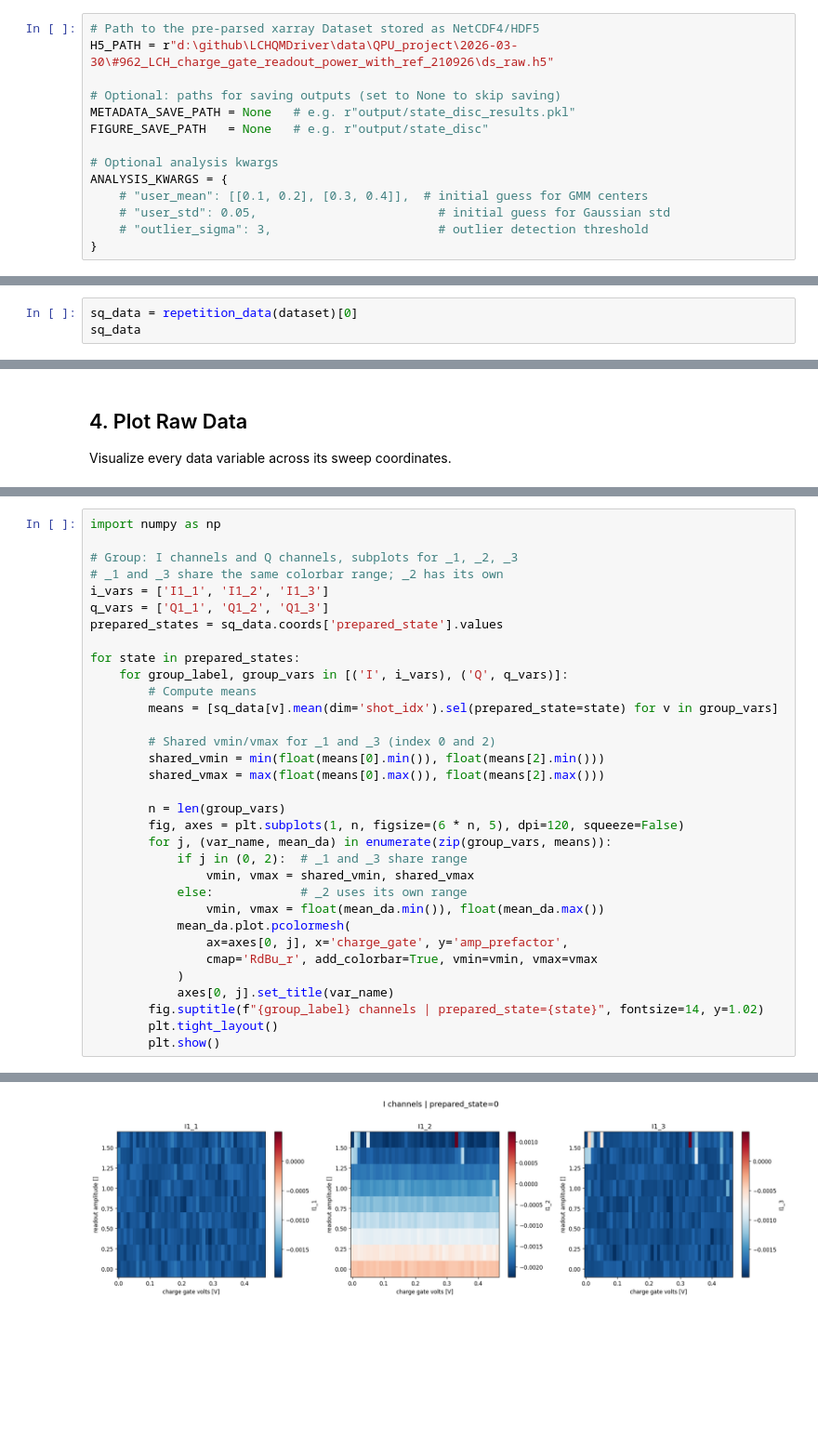
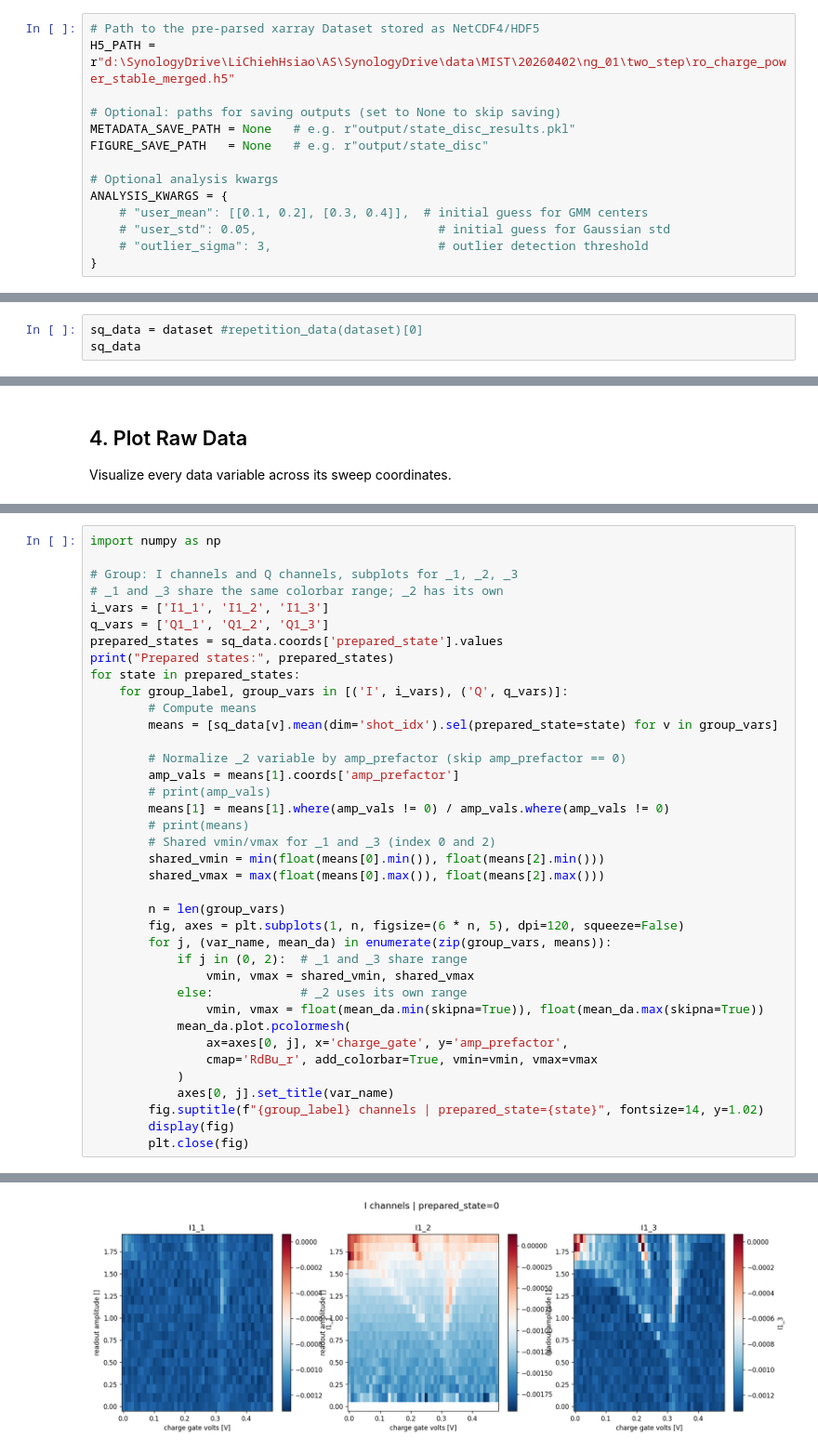
Before and after one commit to shiau109/scqat, a Jupyter notebook: notebooks/RO_charge_power_with_ref.ipynb, the cells around one changed output, grey strips where cells are left out. Shown at 93% size. Cells and saved outputs as stored; diff of their text form; blank space fills up the shorter version.

```diff
--- a/notebooks/RO_charge_power_with_ref.ipynb
+++ b/notebooks/RO_charge_power_with_ref.ipynb
@@ -12,7 +12,7 @@ from scqat.parsers.qualibrate_parser import repetition_data
 ## 1. Configuration
 # %%
 # Path to the pre-parsed xarray Dataset stored as NetCDF4/HDF5
-H5_PATH = r"d:\github\LCHQMDriver\data\QPU_project\2026-03-30\#962_LCH_charge_gate_readout_power_with_ref_210926\ds_raw.h5"
+H5_PATH = r"d:\SynologyDrive\LiChiehHsiao\AS\SynologyDrive\data\MIST\20260402\ng_01\two_step\ro_charge_power_stable_merged.h5"
 
 # Optional: paths for saving outputs (set to None to skip saving)
 METADATA_SAVE_PATH = None   # e.g. r"output/state_disc_results.pkl"
@@ -49,4 +49,4 @@ Data variables:
 # %%
-sq_data = repetition_data(dataset)[0]
+sq_data = dataset #repetition_data(dataset)[0]
 sq_data
 # %% [output]
@@ -117,12 +112,17 @@ import numpy as np
 i_vars = ['I1_1', 'I1_2', 'I1_3']
 q_vars = ['Q1_1', 'Q1_2', 'Q1_3']
 prepared_states = sq_data.coords['prepared_state'].values
-
+print("Prepared states:", prepared_states)
 for state in prepared_states:
     for group_label, group_vars in [('I', i_vars), ('Q', q_vars)]:
         # Compute means
         means = [sq_data[v].mean(dim='shot_idx').sel(prepared_state=state) for v in group_vars]
 
+        # Normalize _2 variable by amp_prefactor (skip amp_prefactor == 0)
+        amp_vals = means[1].coords['amp_prefactor']
+        # print(amp_vals)
+        means[1] = means[1].where(amp_vals != 0) / amp_vals.where(amp_vals != 0)
+        # print(means)
         # Shared vmin/vmax for _1 and _3 (index 0 and 2)
         shared_vmin = min(float(means[0].min()), float(means[2].min()))
         shared_vmax = max(float(means[0].max()), float(means[2].max()))
@@ -133,13 +133,13 @@ for state in prepared_states:
             if j in (0, 2):  # _1 and _3 share range
                 vmin, vmax = shared_vmin, shared_vmax
             else:            # _2 uses its own range
-                vmin, vmax = float(mean_da.min()), float(mean_da.max())
+                vmin, vmax = float(mean_da.min(skipna=True)), float(mean_da.max(skipna=True))
             mean_da.plot.pcolormesh(
                 ax=axes[0, j], x='charge_gate', y='amp_prefactor',
                 cmap='RdBu_r', add_colorbar=True, vmin=vmin, vmax=vmax
             )
             axes[0, j].set_title(var_name)
         fig.suptitle(f"{group_label} channels | prepared_state={state}", fontsize=14, y=1.02)
-        plt.tight_layout()
-        plt.show()
+        display(fig)
+        plt.close(fig)
 # %% [output]
@@ -146 +147 @@ for state in prepared_states:
-[figure, old version]
+[figure, new version]
```
Also changed, not shown: parts of 9 cells of this notebook, 20 other files.
